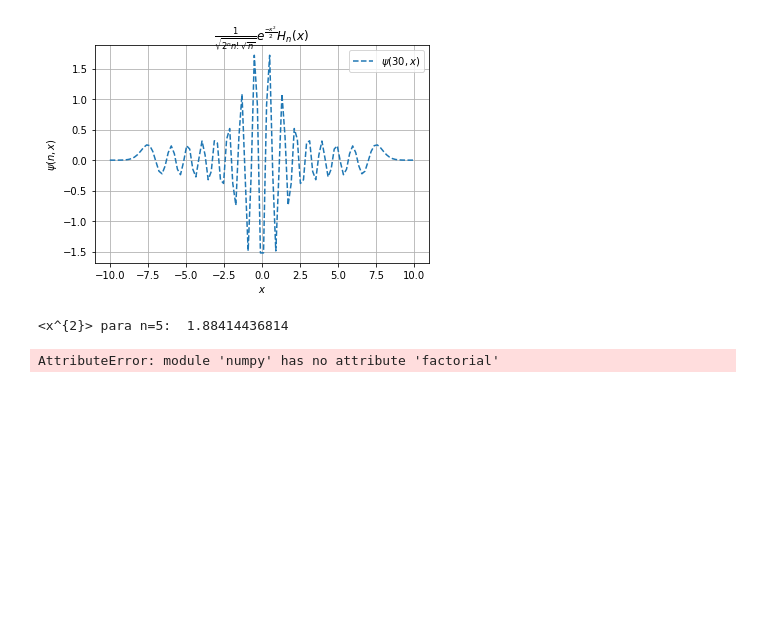
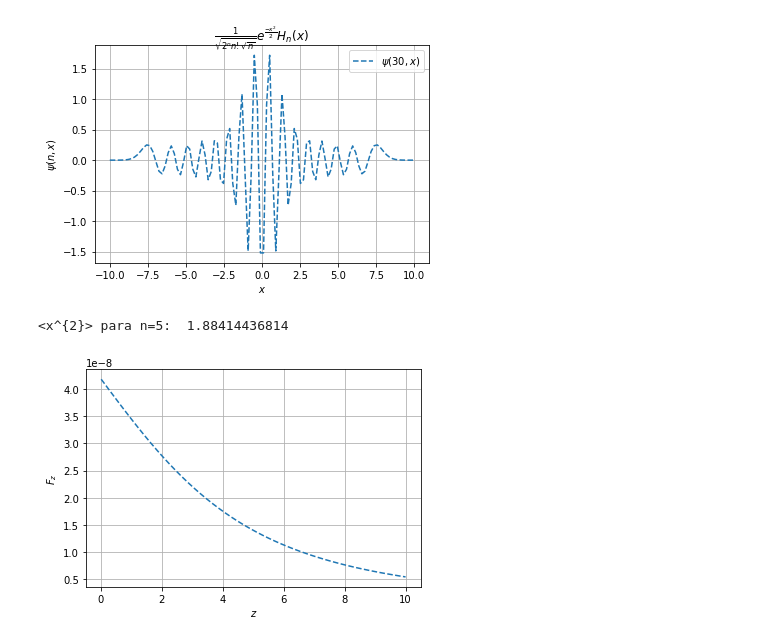
Before and after one commit to ignaciop/python_varios, a Jupyter notebook: cp-newman-ch5.ipynb, the cells around one changed output. Saved outputs shown, nothing was run; the diff lists cells and outputs as text; code cells hidden in the pictures; blank space fills up the shorter version.

```diff
--- a/cp-newman-ch5.ipynb
+++ b/cp-newman-ch5.ipynb
@@ -381,7 +381,27 @@ print('<x^{2}> para n=5: ',rms(5))
 [figure]
 [figure]
 <x^{2}> para n=5:  1.88414436814
-# %%
-np.factorial(5)
-# %% [output]
-AttributeError: module 'numpy' has no attribute 'factorial'
+# %%
+L = 10
+G = 6.674e-11
+m = 10000
+A = 100
+sigma = m/A
+
+def F(z):
+    I = lambda x,y: (x**2+y**2+z**2)**(-3/2)
+    fz = si.dblquad(I,-L/2,L/2,lambda y: -L/2,lambda y: L/2) # para integrales dobles, uno de los limites debe ser una funcion, aunque sea una constante
+
+    return G*sigma*z*fz[0]
+
+z = np.linspace(0.01,10)
+F = [F(zz) for zz in z]
+
+plt.figure(1)
+plt.plot(z,F,'--')
+plt.xlabel(r'$z$')
+plt.ylabel(r'$F_{z}$')
+plt.grid()
+plt.show()
+# %% [output]
+[figure, added]
```
Also changed, not shown: parts of 6 cells of this notebook.
